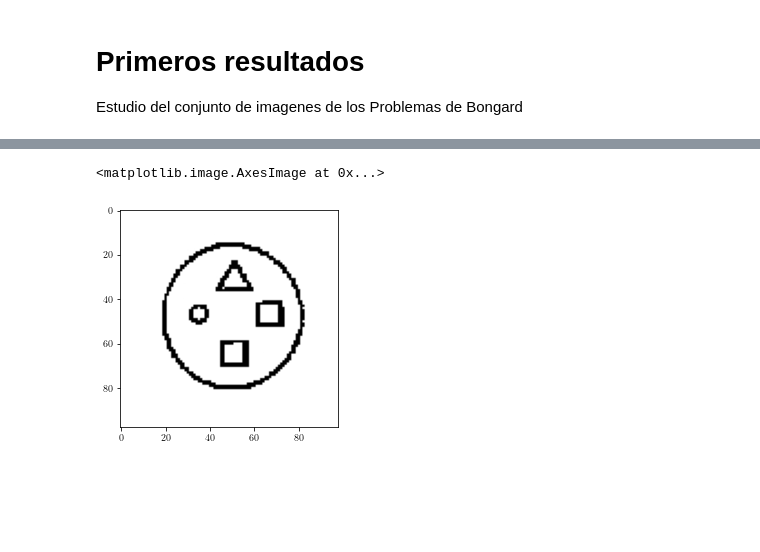
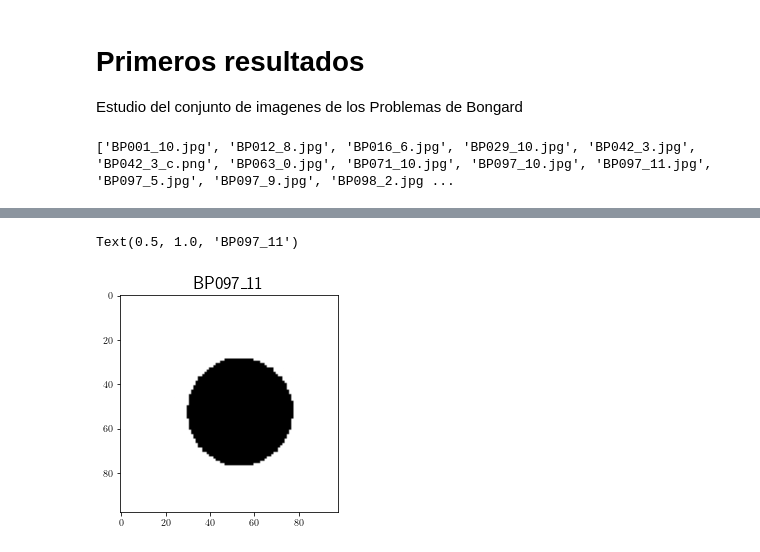
Before and after one commit to furrutiav/edpn-computer-vision-2022, a Jupyter notebook: 01 Level-set Image segmentation.ipynb, the cells around one changed output, grey strips where cells are left out. Drawn from its saved outputs; the diff is of its cells as text; code cells hidden in the pictures; blank space fills up the shorter version.

```diff
--- a/01 Level-set Image segmentation.ipynb
+++ b/01 Level-set Image segmentation.ipynb
@@ -12,10 +12,16 @@ from class_levelsetmethod import LevelSetMethod, Image, np, plt, animation
+# %%
+arr = os.listdir("dataset/dataset_bp")
+print(arr)
+# %% [output]
+['BP001_10.jpg', 'BP012_8.jpg', 'BP016_6.jpg', 'BP029_10.jpg', 'BP042_3.jpg', 'BP042_3_c.png', 'BP063_0.jpg', 'BP071_10.jpg', 'BP097_10.jpg', 'BP097_11.jpg', 'BP097_5.jpg', 'BP097_9.jpg', 'BP098_2.jpg ...
 # %%
 %%time
-id_name="BP071_10"
+id_name="BP097_11"
 img_o = Image.open(f"dataset/dataset_bp/{id_name}.jpg")
 
 dim = (img_o.size[1], img_o.size[0])
 img = np.array(img_o.getdata()).reshape((dim[0], dim[1]))
 
-plt.imshow(img, cmap="gray");
+plt.imshow(img, cmap="gray")
+plt.title(id_name, size=18);
 # %% [output]
@@ -23,4 +29,4 @@ Wall time: 32 ms
-<matplotlib.image.AxesImage at 0x...>
+Text(0.5, 1.0, 'BP097_11')
-[figure, old version]
+[figure, new version]
 # %%
 %%time
```
Also changed, not shown: parts of 13 cells of this notebook, 17 other files.
